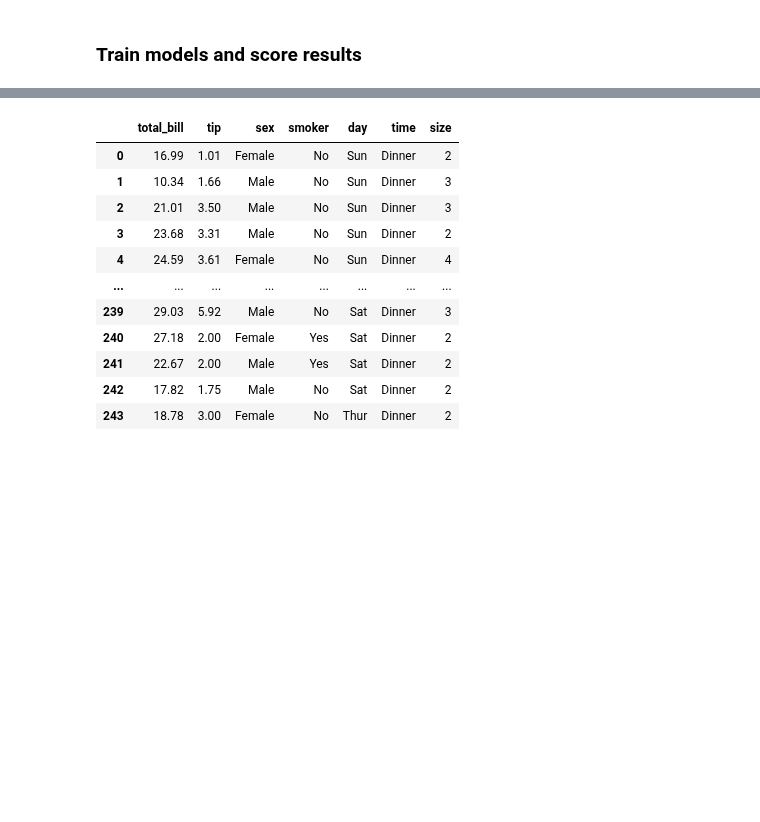
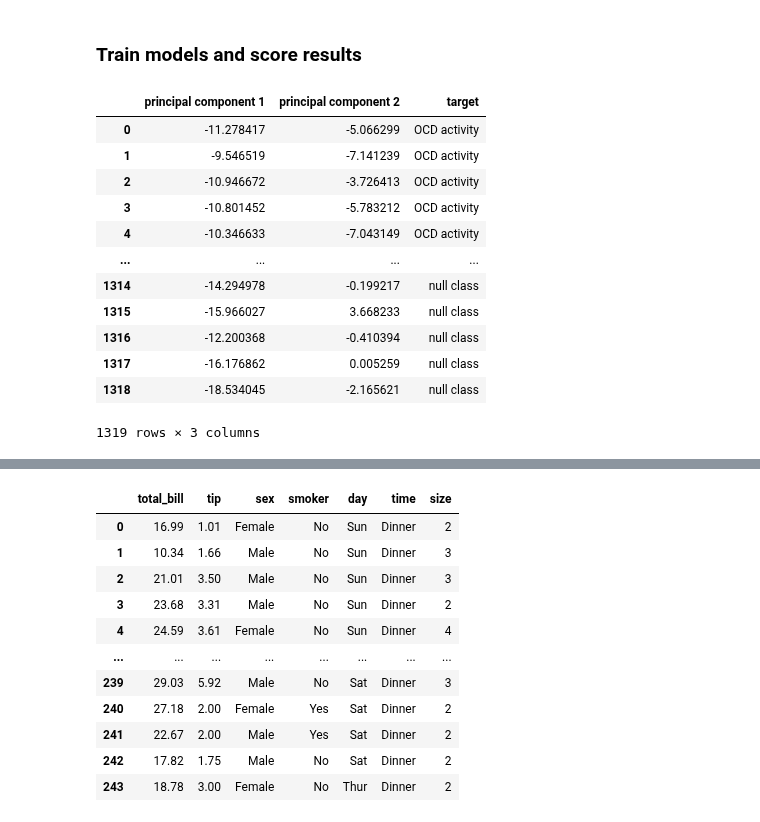
Before and after one commit to mp-mental-health-2020/mp-mental-health-2020, a Jupyter notebook: src/experiments/Supervised Classification.ipynb, the cells around one changed output, grey strips where cells are left out. Saved outputs shown, nothing was run; the diff lists cells and outputs as text; code cells hidden in the pictures; blank space fills up the shorter version.

```diff
--- a/src/experiments/Supervised Classification.ipynb
+++ b/src/experiments/Supervised Classification.ipynb
@@ -153,0 +163,16 @@ array([12, 12, 12, ..., 11, 11, 11])
+# %%
+finalDf
+# %% [output]
+|  | principal component 1 | principal component 2 | target |
+| 0 | -11.278417 | -5.066299 | OCD activity |
+| 1 | -9.546519 | -7.141239 | OCD activity |
+| 2 | -10.946672 | -3.726413 | OCD activity |
+| 3 | -10.801452 | -5.783212 | OCD activity |
+| 4 | -10.346633 | -7.043149 | OCD activity |
+| ... | ... | ... | ... |
+| 1314 | -14.294978 | -0.199217 | null class |
+| 1315 | -15.966027 | 3.668233 | null class |
+| 1316 | -12.200368 | -0.410394 | null class |
+| 1317 | -16.176862 | 0.005259 | null class |
+| 1318 | -18.534045 | -2.165621 | null class |
+1319 rows × 3 columns
```
Also changed, not shown: parts of 15 cells of this notebook, 1 other file.
